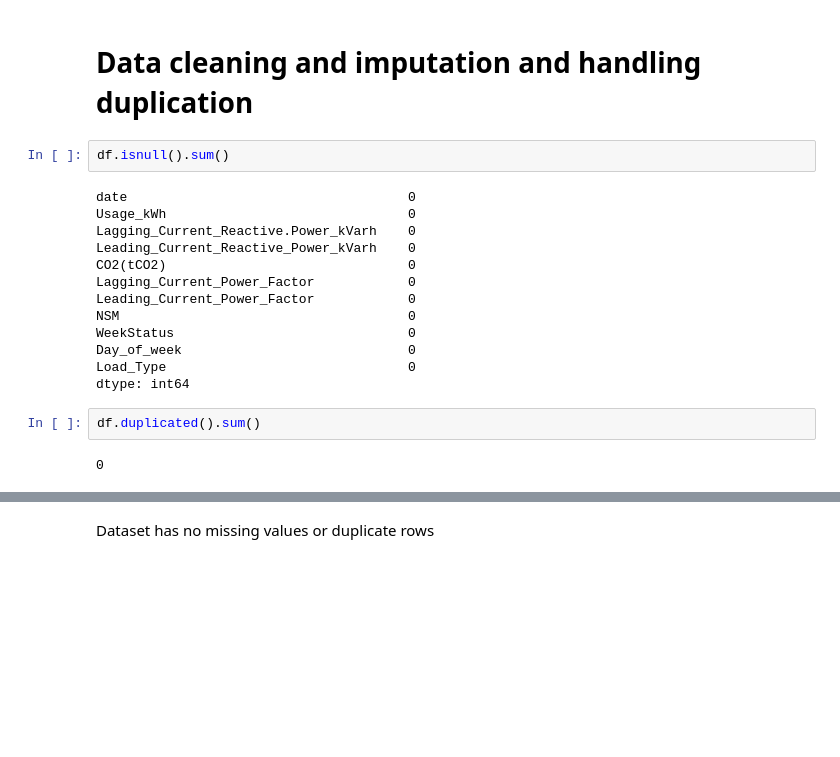
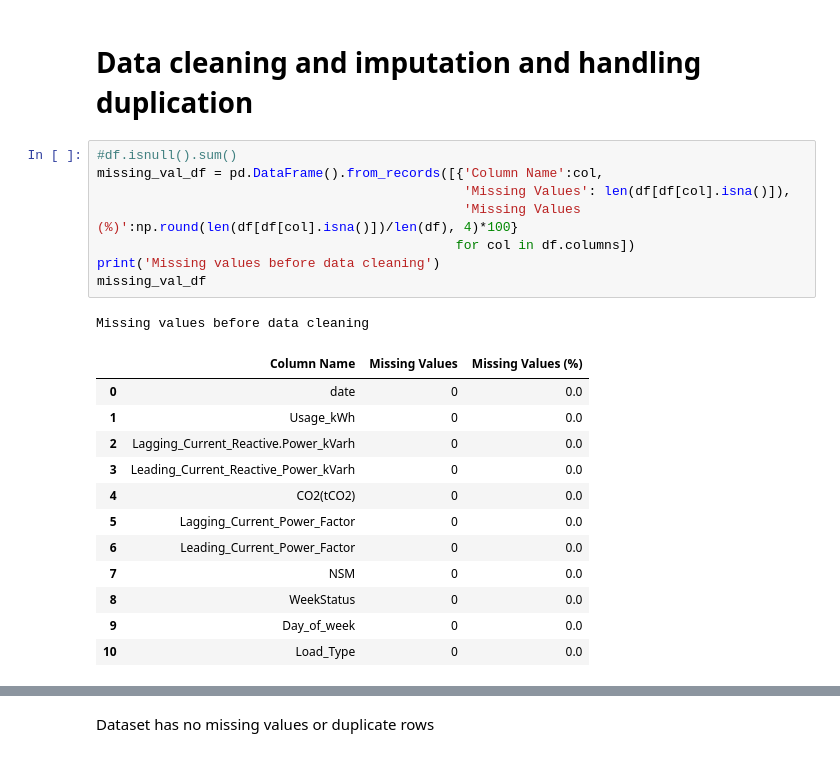
Before and after one commit to sunilmittal22/BITS-Steel-Industry-Energy-Consumption, a Jupyter notebook: Steel Industry Energy Consumption.ipynb, the cells around one changed output, grey strips where cells are left out. Drawn from its saved outputs; the diff is of its cells as text; blank space fills up the shorter version.

```diff
--- a/Steel Industry Energy Consumption.ipynb
+++ b/Steel Industry Energy Consumption.ipynb
@@ -59,22 +67,25 @@ dtypes: float64(6), int64(1), object(4)
 memory usage: 2.9+ MB
 # %% [markdown]
 # Data cleaning and imputation and handling duplication
-# %%
-df.isnull().sum()
-# %% [output]
-date                                    0
-Usage_kWh                               0
-Lagging_Current_Reactive.Power_kVarh    0
-Leading_Current_Reactive_Power_kVarh    0
-CO2(tCO2)                               0
-Lagging_Current_Power_Factor            0
-Leading_Current_Power_Factor            0
-NSM                                     0
-WeekStatus                              0
-Day_of_week                             0
-Load_Type                               0
-dtype: int64
-# %%
-df.duplicated().sum()
-# %% [output]
-0
+# %%
+#df.isnull().sum()
+missing_val_df = pd.DataFrame().from_records([{'Column Name':col,
+                                               'Missing Values': len(df[df[col].isna()]),
+                                               'Missing Values (%)':np.round(len(df[df[col].isna()])/len(df), 4)*100}
+                                              for col in df.columns])
+print('Missing values before data cleaning')
+missing_val_df
+# %% [output]
+Missing values before data cleaning
+|  | Column Name | Missing Values | Missing Values (%) |
+| 0 | date | 0 | 0.0 |
+| 1 | Usage_kWh | 0 | 0.0 |
+| 2 | Lagging_Current_Reactive.Power_kVarh | 0 | 0.0 |
+| 3 | Leading_Current_Reactive_Power_kVarh | 0 | 0.0 |
+| 4 | CO2(tCO2) | 0 | 0.0 |
+| 5 | Lagging_Current_Power_Factor | 0 | 0.0 |
+| 6 | Leading_Current_Power_Factor | 0 | 0.0 |
+| 7 | NSM | 0 | 0.0 |
+| 8 | WeekStatus | 0 | 0.0 |
+| 9 | Day_of_week | 0 | 0.0 |
+| 10 | Load_Type | 0 | 0.0 |
```
Also changed, not shown: parts of 13 cells of this notebook.
